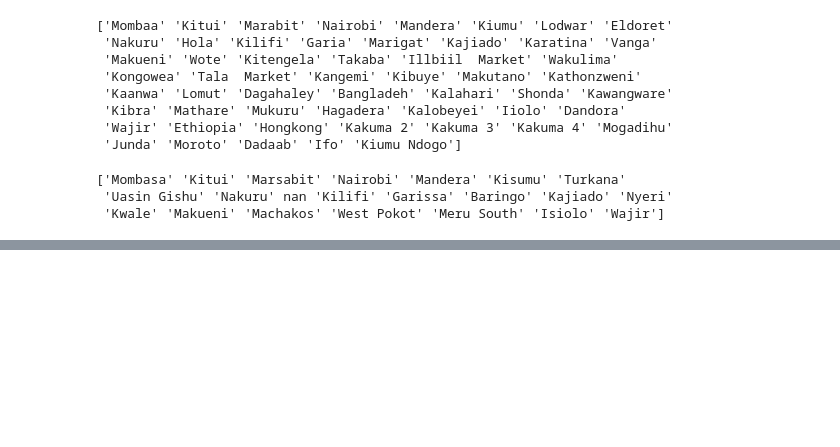
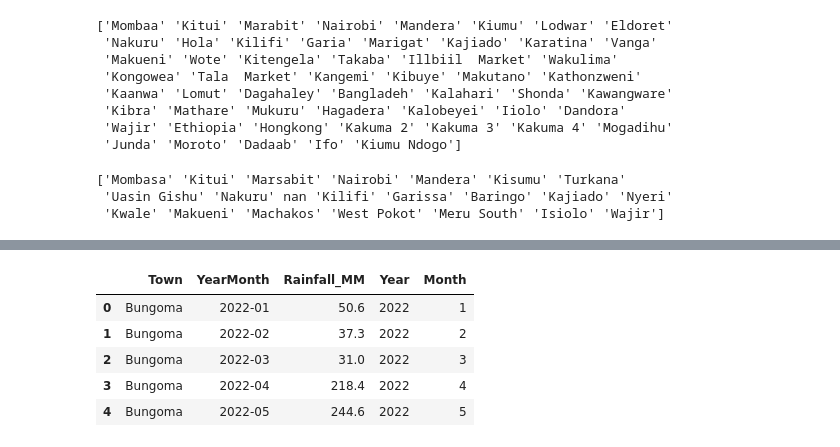
Before and after one commit to BrianRono7/Capstone-project, a Jupyter notebook: CapstoneEDA.ipynb, the cells around one changed output, grey strips where cells are left out. Cells and saved outputs as stored; diff of their text form; code cells hidden in the pictures; blank space fills up the shorter version.

Commit message:
data cleaning rainfall data

```diff
--- a/CapstoneEDA.ipynb
+++ b/CapstoneEDA.ipynb
@@ -457,0 +460,4 @@ cleaned_food_prices.head()
+# %%
+#dropping unecessary columns in rainfall data
+rainfal=rainfal.drop(columns=['Unnamed: 2', 'Unnamed: 3', 'Unnamed: 4', 'Unnamed: 5'])
+rainfal.head()
@@ -457,0 +471,4 @@ cleaned_food_prices.head()
+# %%
+#renaming columns innrainfal data
+rainfal=rainfal.rename(columns={'time':'Date','precipitation_sum (mm)':'Rainfall_MM',"town": "Town"})
+rainfal.head()
@@ -457,0 +482,10 @@ cleaned_food_prices.head()
+# %%
+#setting  title case:
+rainfal['Town']=rainfal['Town'].str.title()
+# %%
+#converting  to date format and summarizing rainfall per month year
+rainfal['Date']=pd.to_datetime(rainfal['Date'],dayfirst=True,errors='coerce')
+rainfal['YearMonth']=rainfal['Date'].dt.to_period('M')
+Mothly_Rainfal=rainfal.groupby(['Town','YearMonth'])['Rainfall_MM'].sum().reset_index()
+Mothly_Rainfal=Mothly_Rainfal.sort_values(['Town','YearMonth'])
+Mothly_Rainfal.head()
@@ -457,0 +499,11 @@ cleaned_food_prices.head()
+# %%
+Mothly_Rainfal['Year']=Mothly_Rainfal['YearMonth'].dt.year
+Mothly_Rainfal['Month']=Mothly_Rainfal['YearMonth'].dt.month
+Mothly_Rainfal.head()
+# %% [output]
+|  | Town | YearMonth | Rainfall_MM | Year | Month |
+| 0 | Bungoma | 2022-01 | 50.6 | 2022 | 1 |
+| 1 | Bungoma | 2022-02 | 37.3 | 2022 | 2 |
+| 2 | Bungoma | 2022-03 | 31.0 | 2022 | 3 |
+| 3 | Bungoma | 2022-04 | 218.4 | 2022 | 4 |
+| 4 | Bungoma | 2022-05 | 244.6 | 2022 | 5 |
```
Also changed, not shown: parts of 4 cells of this notebook.
